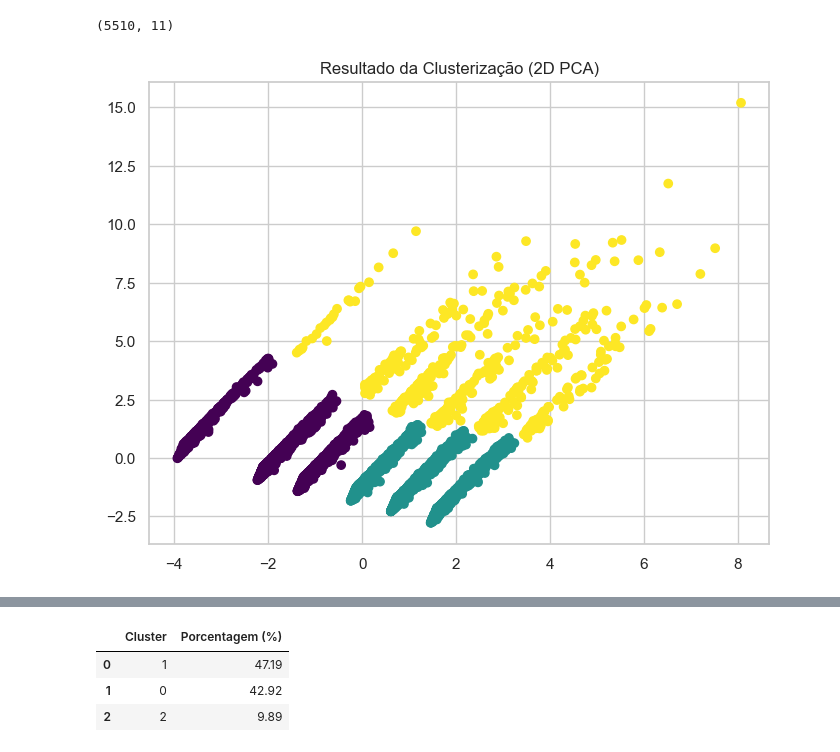
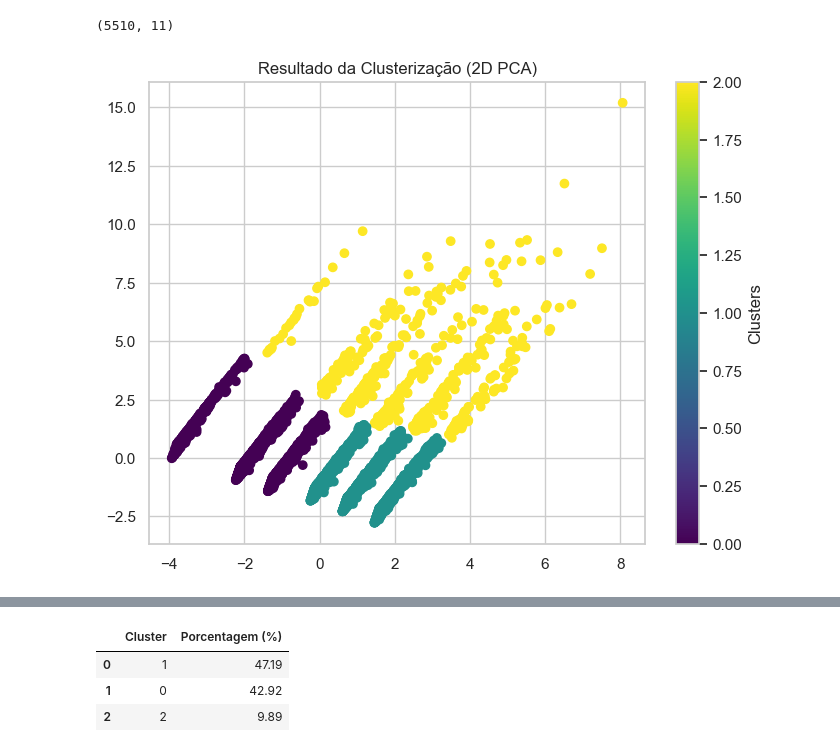
Before and after one commit to alyssonmontovanelli/segmentacao_Clientes_Ecomerce, a Jupyter notebook: modelagem/Modelagem_KMeans.ipynb, the cells around one changed output, grey strips where cells are left out. Drawn from its saved outputs; the diff is of its cells as text; code cells hidden in the pictures.

```diff
--- a/modelagem/Modelagem_KMeans.ipynb
+++ b/modelagem/Modelagem_KMeans.ipynb
@@ -40,7 +40,6 @@ dados_clientes
 # %% [markdown]
 # Verificando o número ideal de clusters (K)
 # %%
-# Utilizando o método cotovelo (curva)
 inercia = []
 
 for k in range(1, 11):
@@ -49,17 +48,31 @@ for k in range(1, 11):
     inercia.append(kmeans.inertia_)
 
 sns.set(style="whitegrid")
+sns.set_palette("OrRd_r")
 
 # Plotar o método do cotovelo
 plt.figure(figsize=(8, 6))
-plt.plot(range(1, 11), inercia, marker='o', linestyle='--')
-plt.xlabel('Número de Clusters (K)')
-plt.ylabel('Inertia')
+plt.plot(range(1, 11), inercia, marker='o', linestyle='dashdot')
+plt.xlabel('Número de Clusters (K)', color = 'grey',fontweight='bold')
+plt.ylabel('Inércia', color = 'grey',fontweight='bold')
 plt.title('Método do Cotovelo para Escolher K')
 
 # Melhor K
 best_k = 3  # Suponha que o melhor K seja 3
-plt.vlines(x=best_k, ymin=0, ymax=max(inercia), colors='blue', linestyles='dashed', label=f'Melhor K = {best_k}')
+plt.vlines(x=best_k, ymin=10000, ymax=700000, colors='#fdd0aa', linestyles='solid', label=f'Melhor K = {best_k}')
+
+# Remover bordas direita e superior
+plt.gca().spines['right'].set_visible(False)
+plt.gca().spines['top'].set_visible(False)
+
+plt.xticks(color = 'grey')
+plt.yticks(color = 'grey')
+
+# Definir limite inferior e superior para eixo Y
+plt.ylim(20000, 69000)
+
+# Remover grid do eixo X
+plt.gca().xaxis.grid(False)
 
 plt.legend()
 plt.show()
@@ -99,14 +112,24 @@ dados_clientes.shape
 # %%
 # Visualização da distribuição dos clusters
 
 from sklearn.decomposition import PCA
 
 pca = PCA(n_components=2)
 data_pca = pca.fit_transform(dados_clientes)
 
+# Defina a paleta de cores
+custom_cmap = plt.get_cmap('viridis')  # Você pode substituir 'viridis' pela paleta desejada
+
 plt.figure(figsize=(8, 6))
-plt.scatter(data_pca[:, 0], data_pca[:, 1], c=clusters, cmap='viridis')
+
+# Use a paleta de cores para os pontos do gráfico de dispersão
+scatter = plt.scatter(data_pca[:, 0], data_pca[:, 1], c=clusters, pallete=custom_cmap)
+
+# Adicione uma barra de cores para representar os valores das clusters
+cbar = plt.colorbar(scatter)
+cbar.set_label('Clusters')
+
 plt.title('Resultado da Clusterização (2D PCA)')
 plt.show()
 # %% [output]
-[figure, old version]
+[figure, new version]
```
Also changed, not shown: parts of 4 cells of this notebook, 7 other files.
